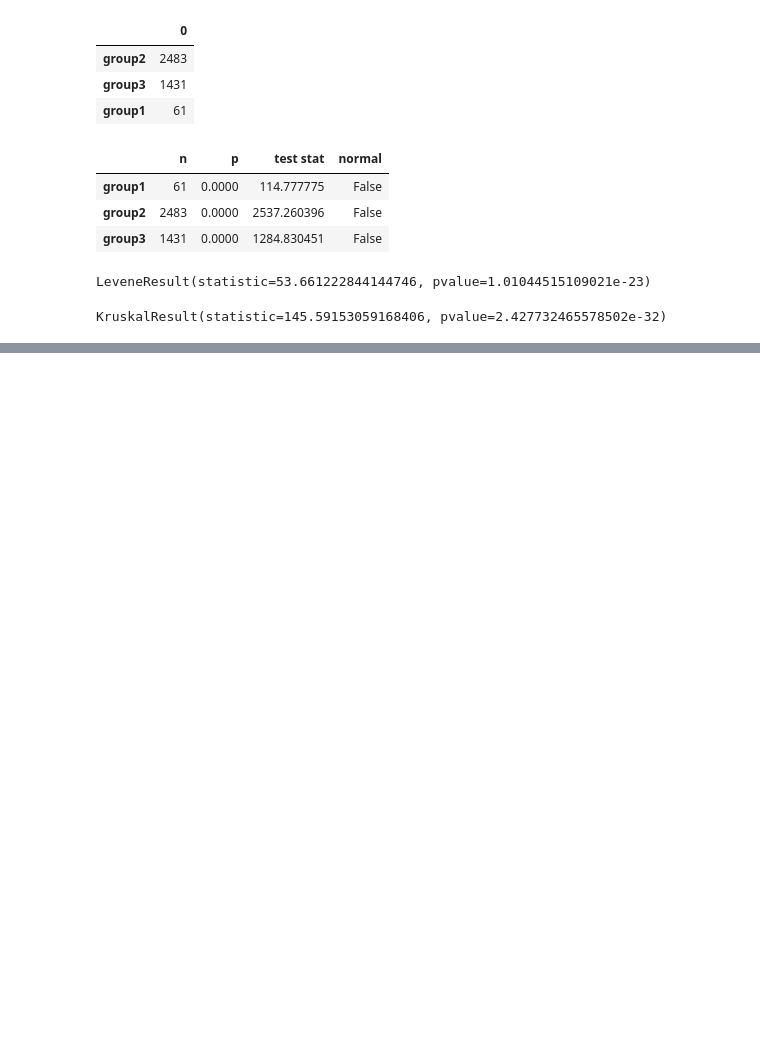
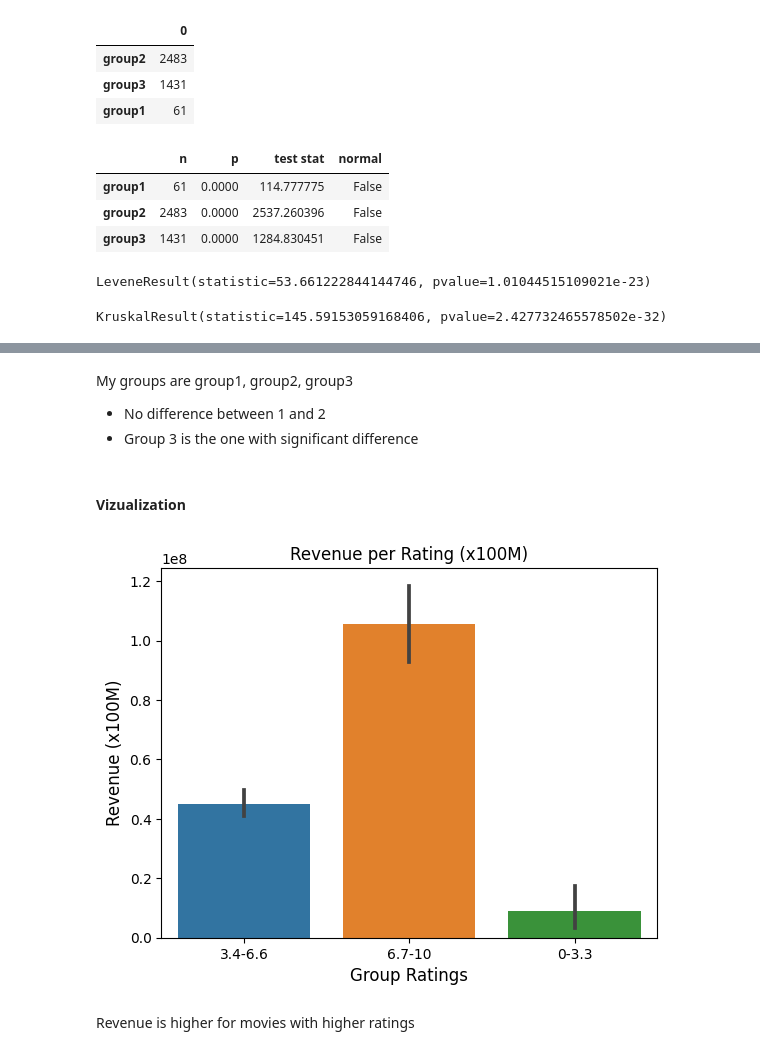
Before and after one commit to paulapipkin/Project_3_IMDB, a Jupyter notebook: Project 3 IMDB Part 4 - Hypothesis Testing.ipynb, the cells around one changed output, grey strips where cells are left out. Cells and saved outputs as stored; diff of their text form; code cells hidden in the pictures; blank space fills up the shorter version.

```diff
--- a/Project 3 IMDB Part 4 - Hypothesis Testing.ipynb
+++ b/Project 3 IMDB Part 4 - Hypothesis Testing.ipynb
@@ -524,9 +516,9 @@ array([5.8, 5.2, 5. , 6.5, 5.5, 7.3, 7.2, 4.2, 6.4, 7.1, 6.6, 5.4, 6.9,
 
 
 # create a list of our conditions
-conditions = [(to_test.loc[(to_test['averageRating']>=0.0) & (to_test['averageRating'] <= 3.3)]),
-              (to_test.loc[(to_test['averageRating']>=3.4) & (to_test['averageRating'] <=6.6)]),
-              (to_test.loc[(to_test['averageRating']>=6.7) & (to_test['averageRating'] <=10)])]
+conditions = [((to_test['averageRating']>=0.0) & (to_test['averageRating'] <= 3.3)),
+              ((to_test['averageRating']>=3.4) & (to_test['averageRating'] <=6.6)),
+              ((to_test['averageRating']>=6.7) & (to_test['averageRating'] <=10))]
 
 # create a list of the values we want to assign for each condition
 values = ['group1', 'group2', 'group3']
@@ -550,0 +551,23 @@ ValueError: 2 or more groups required for multiple comparisons
+# %% [markdown]
+My groups are group1, group2, group3
+
+- No difference between 1 and 2
+- Group 3 is the one with significant difference
+# %% [markdown]
+#### Vizualization
+# %%
+ax = sns.barplot(data=to_test, x='group',y='revenue');
+plt.xlabel('Group Ratings', fontsize=12)
+
+labels = ['3.4-6.6', '6.7-10', '0-3.3']
+xtix = ax.get_xticks()
+ax.set_xticks(xtix)
+ax.set_xticklabels(labels)
+
+plt.xticks()
+plt.ylabel('Revenue (x100M)', fontsize=12)
+plt.title('Revenue per Rating (x100M)');
+# %% [output]
+[figure, added]
+# %% [markdown]
+Revenue is higher for movies with higher ratings
```
Also changed, not shown: parts of 3 cells of this notebook.
